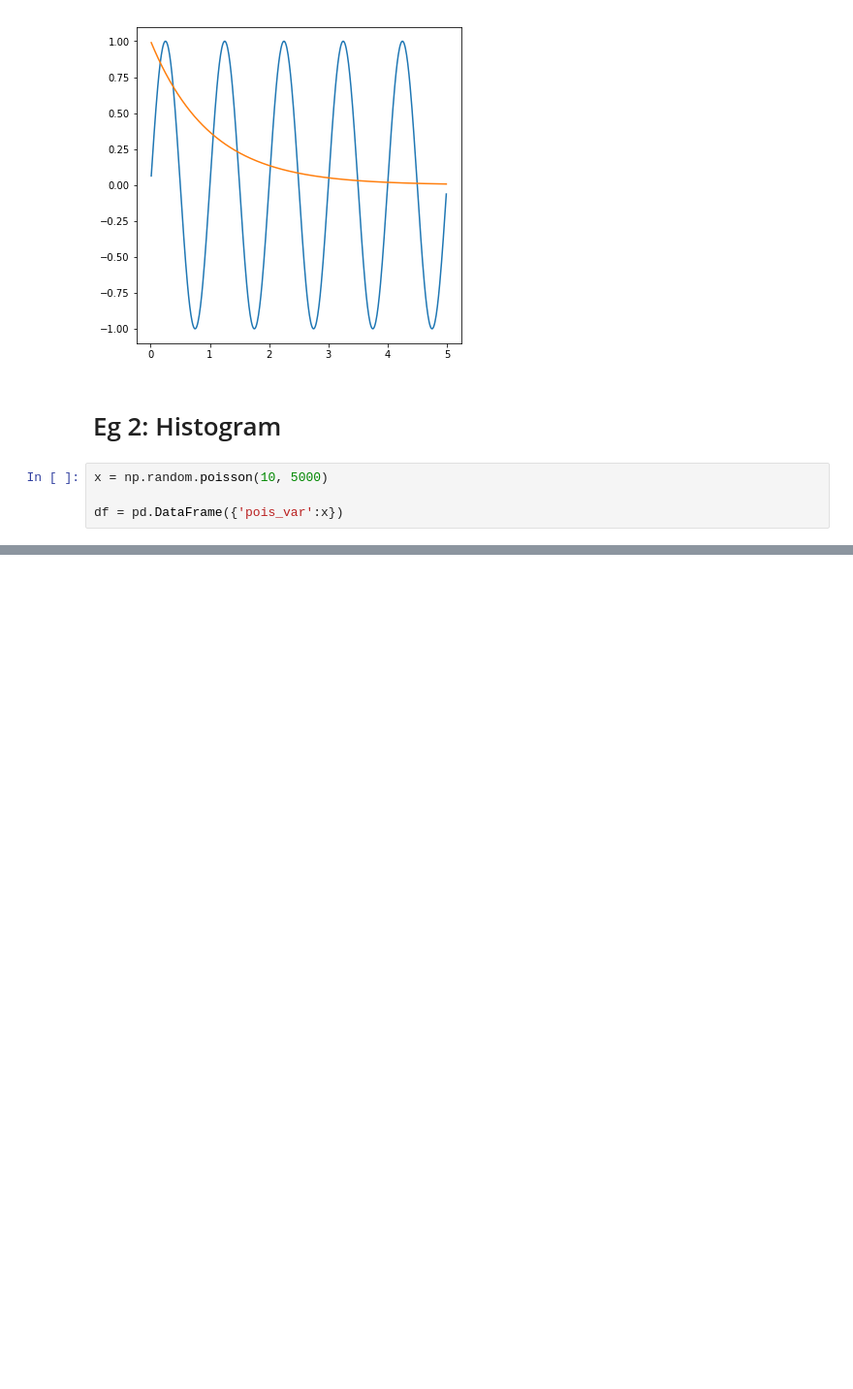
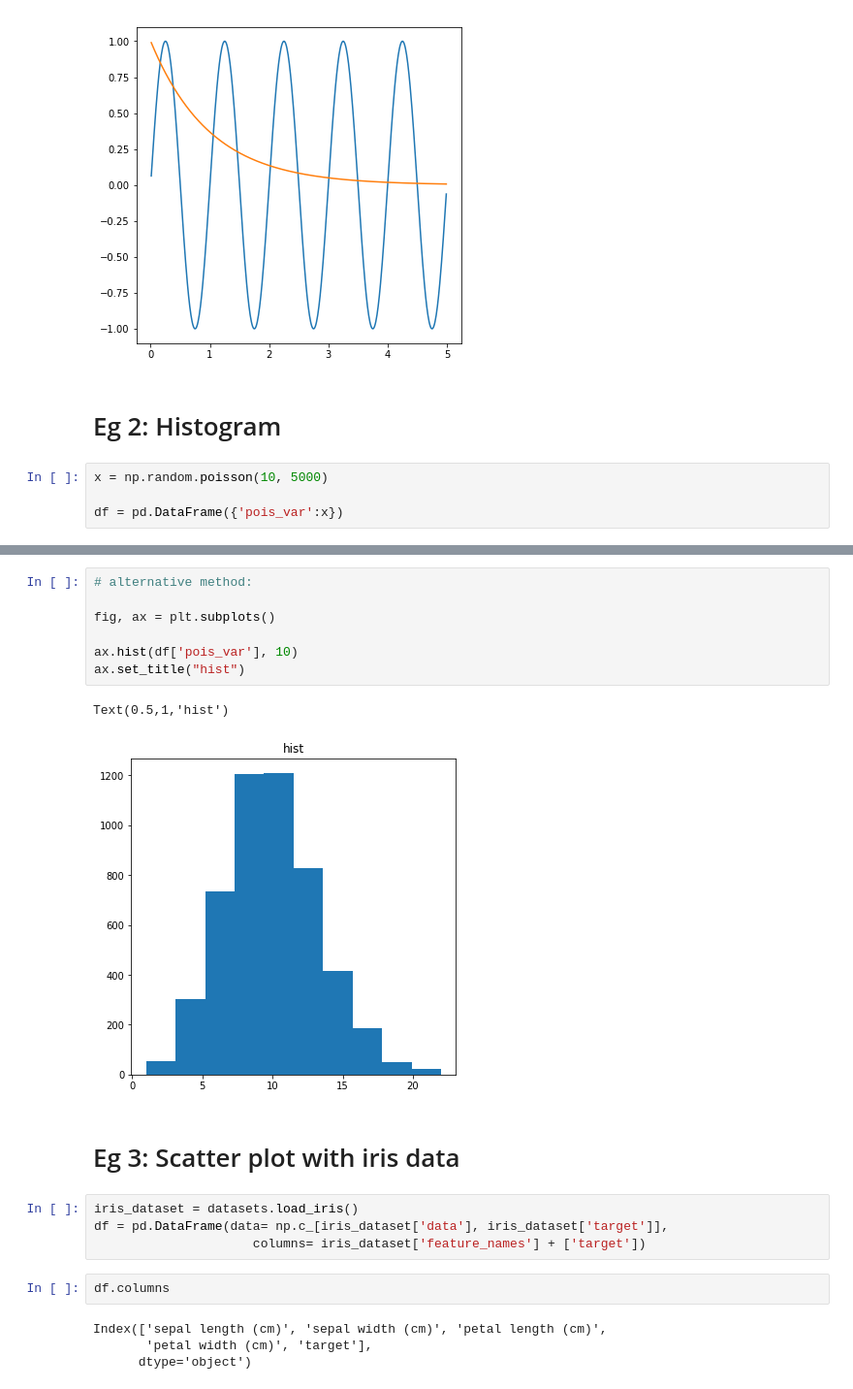
Before and after one commit to nayefahmad/jupyter-notebook-home, a Jupyter notebook: 2019-12-05_matplotlib-examples.ipynb, the cells around one changed output, grey strips where cells are left out. Shown at 97% size. Cells and saved outputs as stored; diff of their text form; blank space fills up the shorter version.

```diff
--- a/2019-12-05_matplotlib-examples.ipynb
+++ b/2019-12-05_matplotlib-examples.ipynb
@@ -151,0 +134,22 @@ plt.hist(df['pois_var'], bins=12)
+# %%
+# alternative method:
+
+fig, ax = plt.subplots()
+
+ax.hist(df['pois_var'], 10)
+ax.set_title("hist")
+# %% [output]
+Text(0.5,1,'hist')
+[figure, added]
+# %% [markdown]
+# Eg 3: Scatter plot with iris data
+# %%
+iris_dataset = datasets.load_iris()
+df = pd.DataFrame(data= np.c_[iris_dataset['data'], iris_dataset['target']],
+                     columns= iris_dataset['feature_names'] + ['target'])
+# %%
+df.columns
+# %% [output]
+Index(['sepal length (cm)', 'sepal width (cm)', 'petal length (cm)',
+       'petal width (cm)', 'target'],
+      dtype='object')
```
Also changed, not shown: parts of 14 cells of this notebook.
